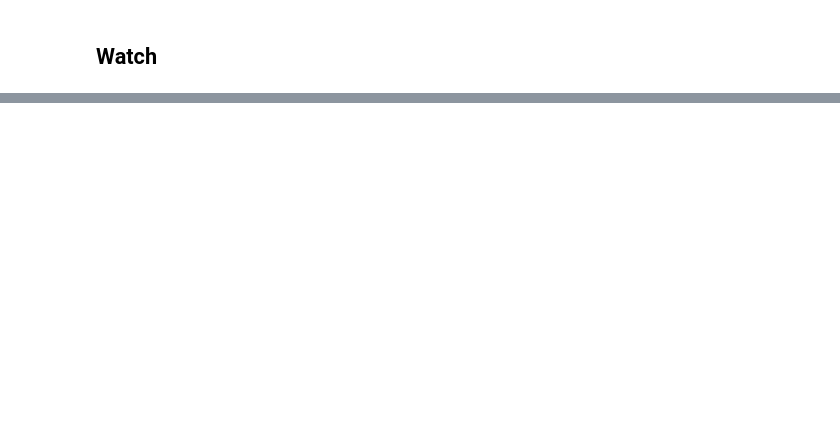
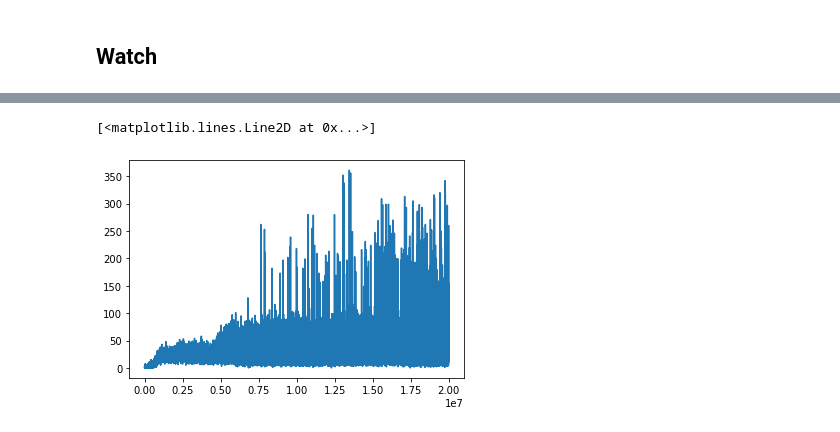
Before and after one commit to apple-soda/atari-pytorch, a Jupyter notebook: atari/breakout.ipynb, the cells around one changed output, grey strips where cells are left out. Saved outputs shown, nothing was run; the diff lists cells and outputs as text; code cells hidden in the pictures; blank space fills up the shorter version.

```diff
--- a/atari/breakout.ipynb
+++ b/atari/breakout.ipynb
@@ -81,0 +93,5 @@ render_agent(agent, env, '../models/breakout/breakout ddqn.pth', 2)
+# %%
+plt.plot(training_info['training_step'], training_info[' return'])
+# %% [output]
+[<matplotlib.lines.Line2D at 0x...>]
+[figure, added]
```
Also changed, not shown: parts of 7 cells of this notebook, 3 other files.
